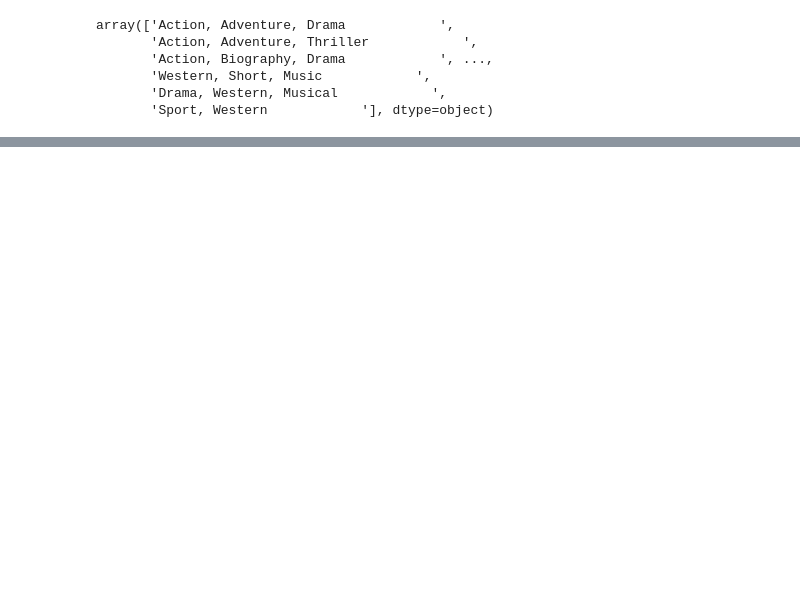
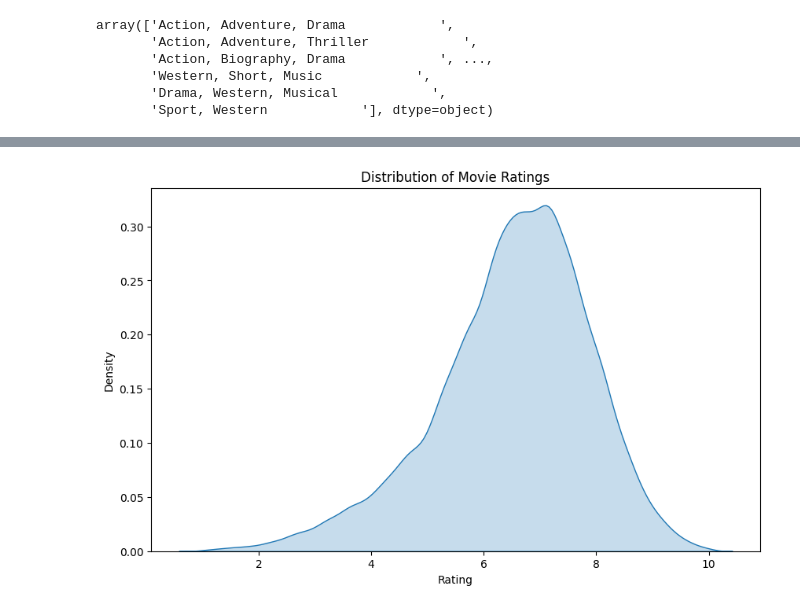
Before and after one commit to zhutchens/recommender-system, a Jupyter notebook: recommender-system.ipynb, the cells around one changed output, grey strips where cells are left out. Cells and saved outputs as stored; diff of their text form; code cells hidden in the pictures; blank space fills up the shorter version.

```diff
--- a/recommender-system.ipynb
+++ b/recommender-system.ipynb
@@ -80,0 +155,9 @@ imbd_data.columns = ['name', 'genre', 'rating', 'votes']
+# %%
+plt.figure(figsize=(10, 6))
+sns.kdeplot(data=imbd_data, x='rating', fill=True)
+plt.title('Distribution of Movie Ratings')
+plt.xlabel('Rating')
+plt.ylabel('Density')
+plt.show()
+# %% [output]
+[figure, added]
```
Also changed, not shown: parts of 29 cells of this notebook.
